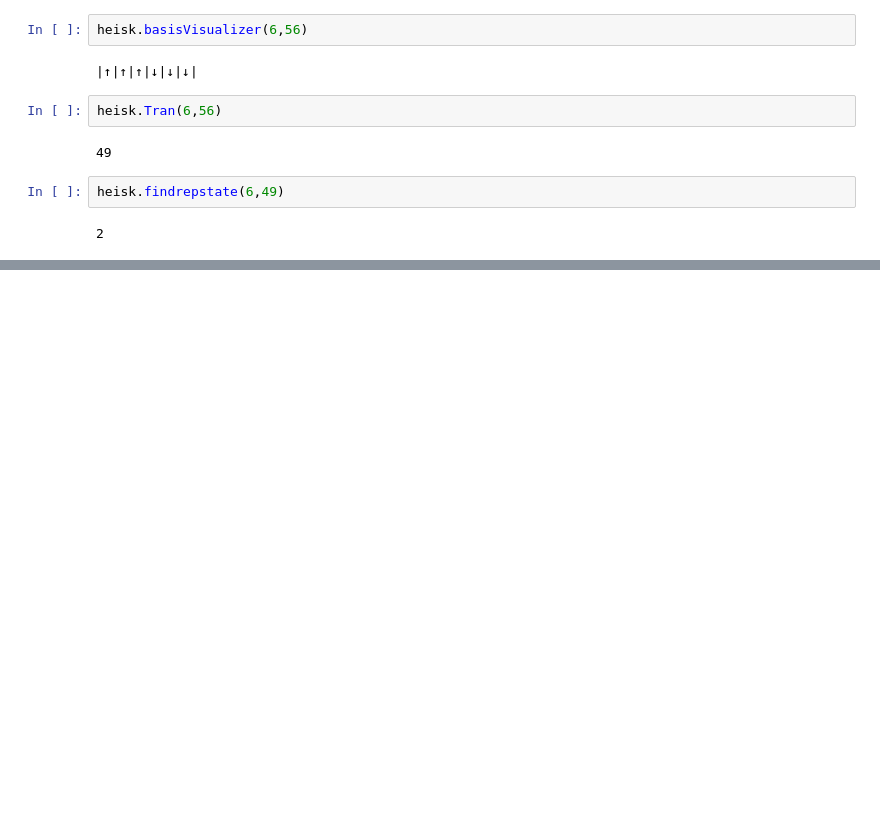
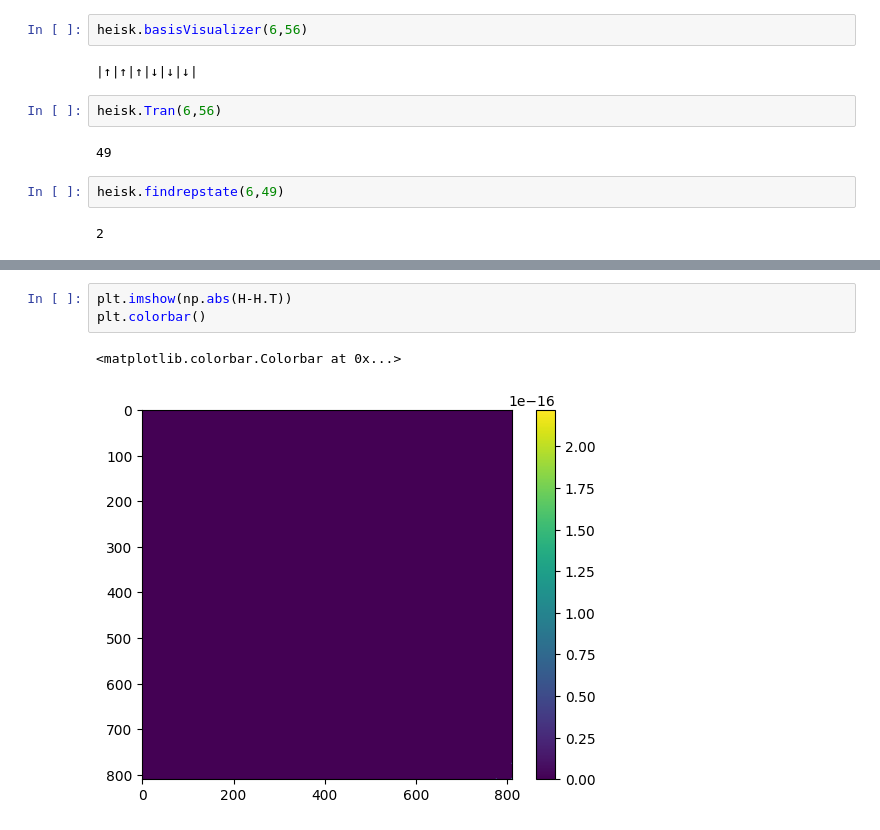
Before and after one commit to KotsiosJirisSas/ED, a Jupyter notebook: 1d_heisenberg.ipynb, the cells around one changed output, grey strips where cells are left out. Cells and saved outputs as stored; diff of their text form; blank space fills up the shorter version.

```diff
--- a/1d_heisenberg.ipynb
+++ b/1d_heisenberg.ipynb
@@ -152,0 +199,6 @@ heisk.findrepstate(6,49)
+# %%
+plt.imshow(np.abs(H-H.T))
+plt.colorbar()
+# %% [output]
+<matplotlib.colorbar.Colorbar at 0x...>
+[figure, added]
```
Also changed, not shown: parts of 9 cells of this notebook, 1 other file.
